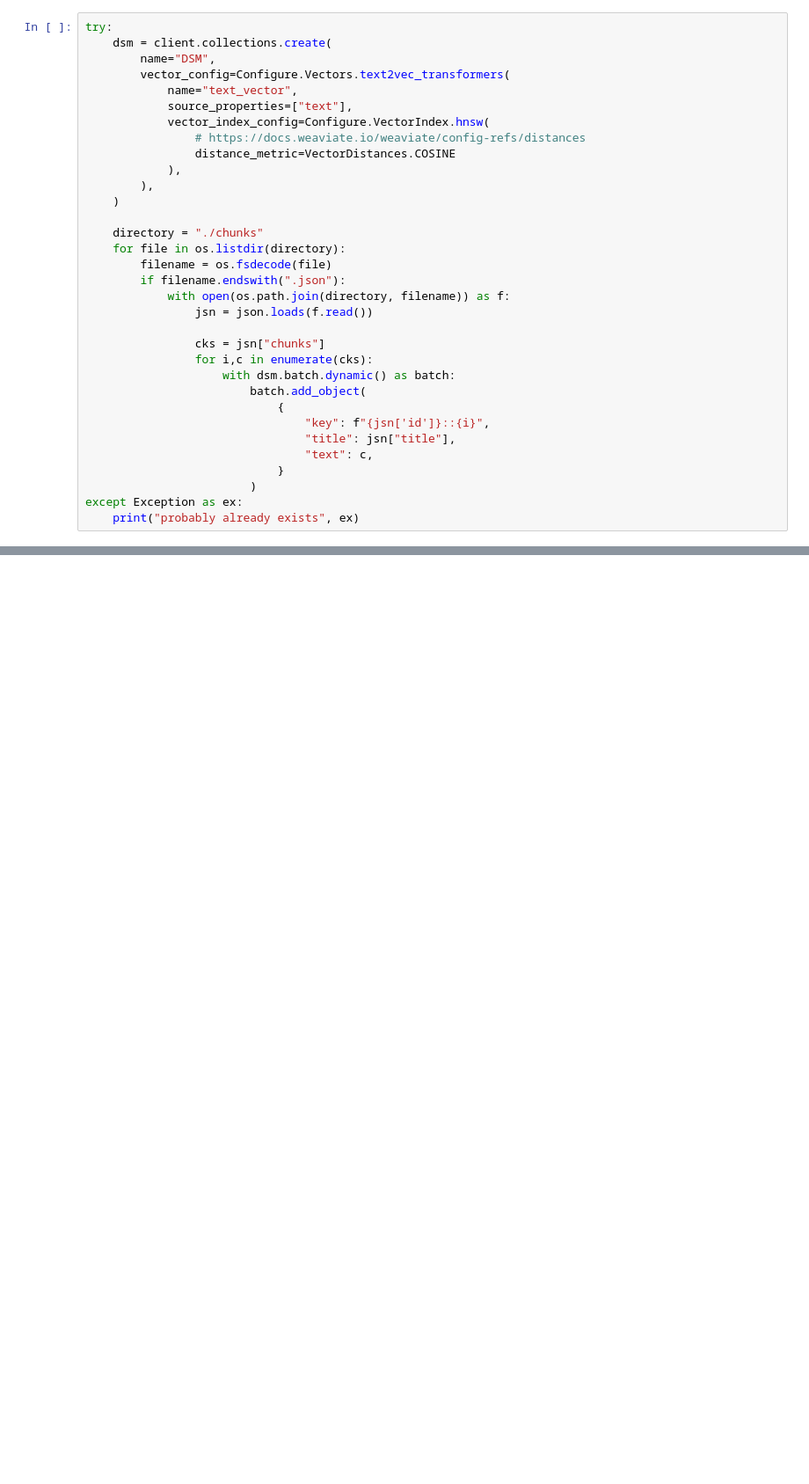
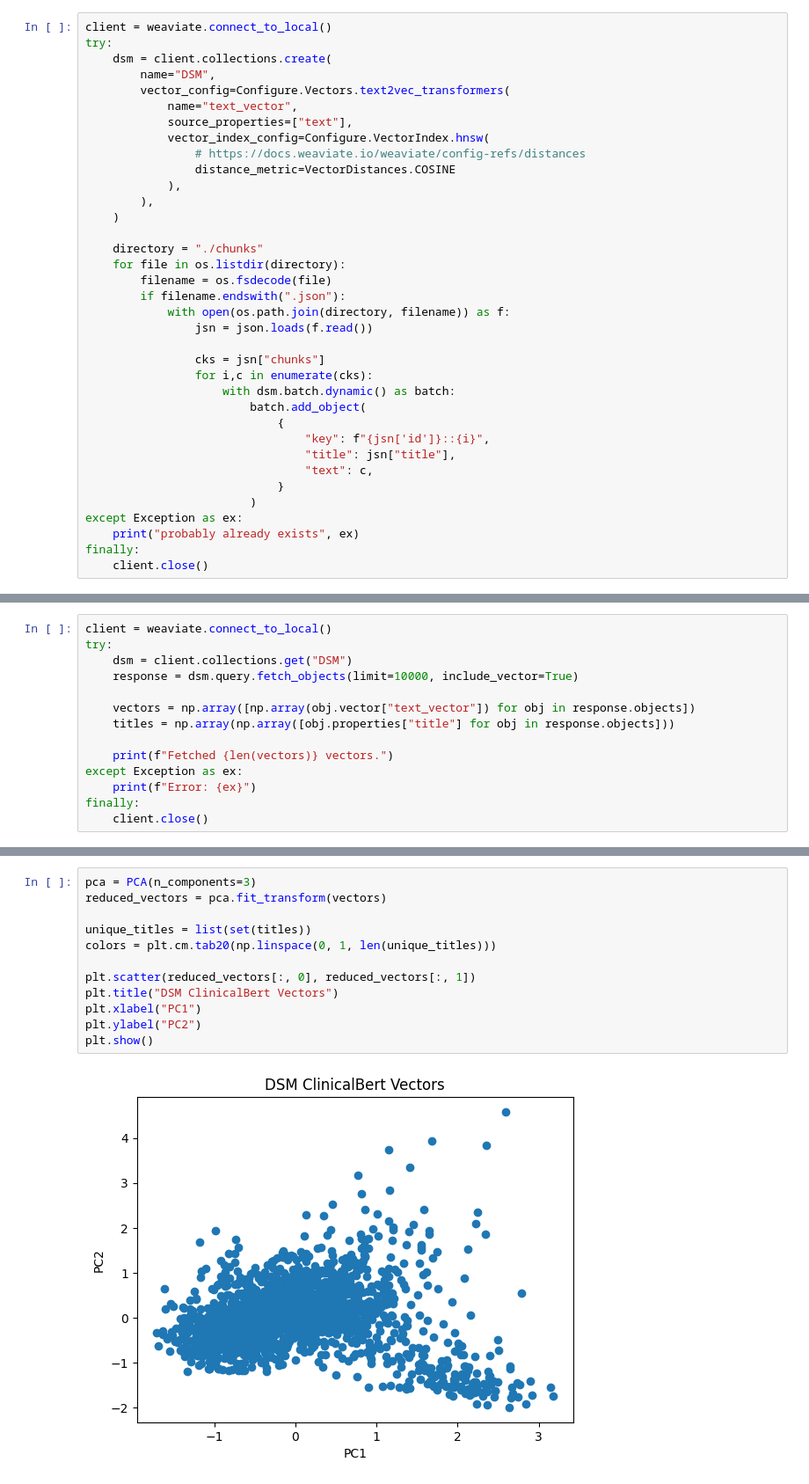
Before and after one commit to robrohan/AUT, a Jupyter notebook: ENGE817/Report/2_weaviate.ipynb, the cells around one changed output, grey strips where cells are left out. Shown at 88% size. Cells and saved outputs as stored; diff of their text form; blank space fills up the shorter version.

Commit message:
Graphing weavite

```diff
--- a/ENGE817/Report/2_weaviate.ipynb
+++ b/ENGE817/Report/2_weaviate.ipynb
@@ -34,4 +40,5 @@ client = weaviate.connect_to_local()
 # %%
+client = weaviate.connect_to_local()
 try:
     dsm = client.collections.create(
         name="DSM",
@@ -64,3 +71,5 @@ try:
                         )
 except Exception as ex:
     print("probably already exists", ex)
+finally:
+    client.close()
@@ -163,0 +148,14 @@ Appetite change may involve either a reduction or an increase. Some depressed in
+# %%
+client = weaviate.connect_to_local()
+try:
+    dsm = client.collections.get("DSM")
+    response = dsm.query.fetch_objects(limit=10000, include_vector=True)
+
+    vectors = np.array([np.array(obj.vector["text_vector"]) for obj in response.objects])
+    titles = np.array(np.array([obj.properties["title"] for obj in response.objects]))
+
+    print(f"Fetched {len(vectors)} vectors.")
+except Exception as ex:
+    print(f"Error: {ex}")
+finally:
+    client.close()
@@ -163,0 +166,14 @@ Appetite change may involve either a reduction or an increase. Some depressed in
+# %%
+pca = PCA(n_components=3)
+reduced_vectors = pca.fit_transform(vectors)
+
+unique_titles = list(set(titles))
+colors = plt.cm.tab20(np.linspace(0, 1, len(unique_titles)))
+
+plt.scatter(reduced_vectors[:, 0], reduced_vectors[:, 1])
+plt.title("DSM ClinicalBert Vectors")
+plt.xlabel("PC1")
+plt.ylabel("PC2")
+plt.show()
+# %% [output]
+[figure, added]
```
Also changed, not shown: parts of 12 cells of this notebook, 2 other files.
